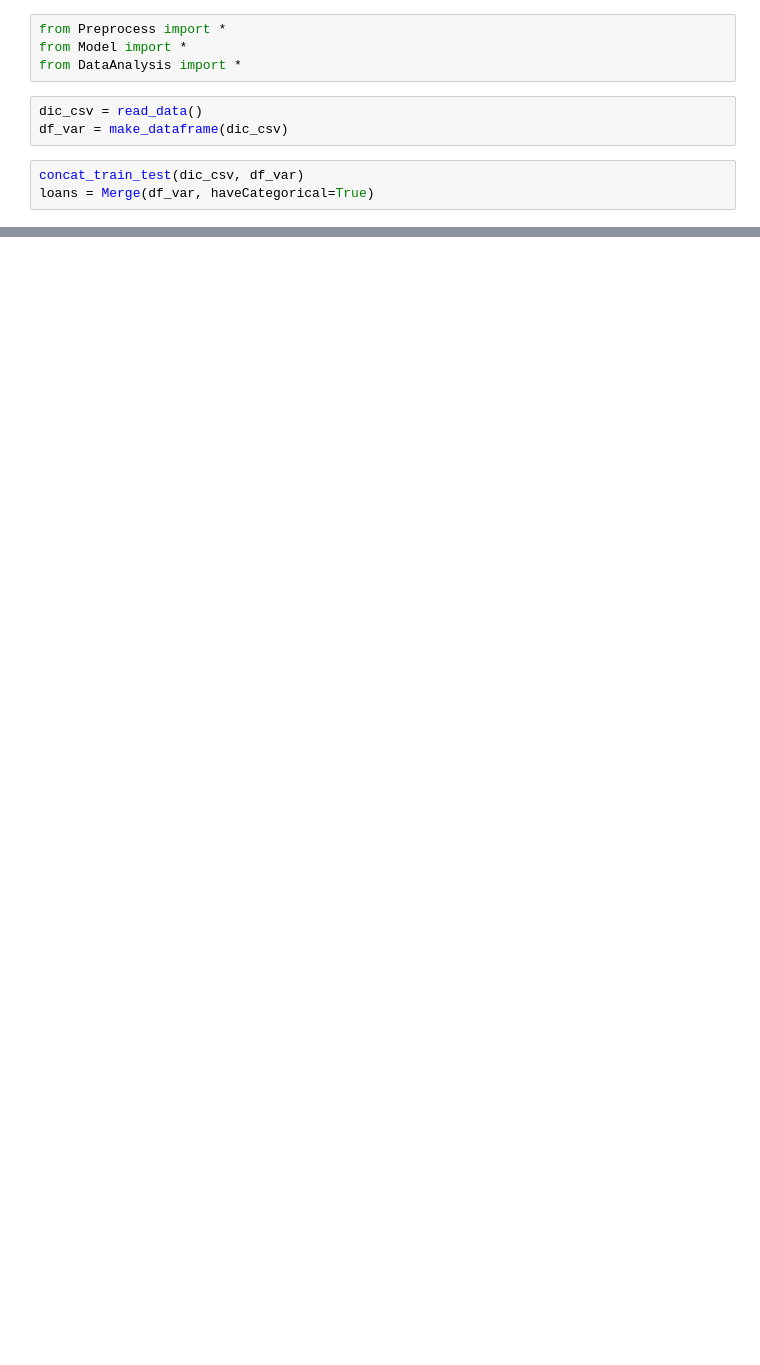
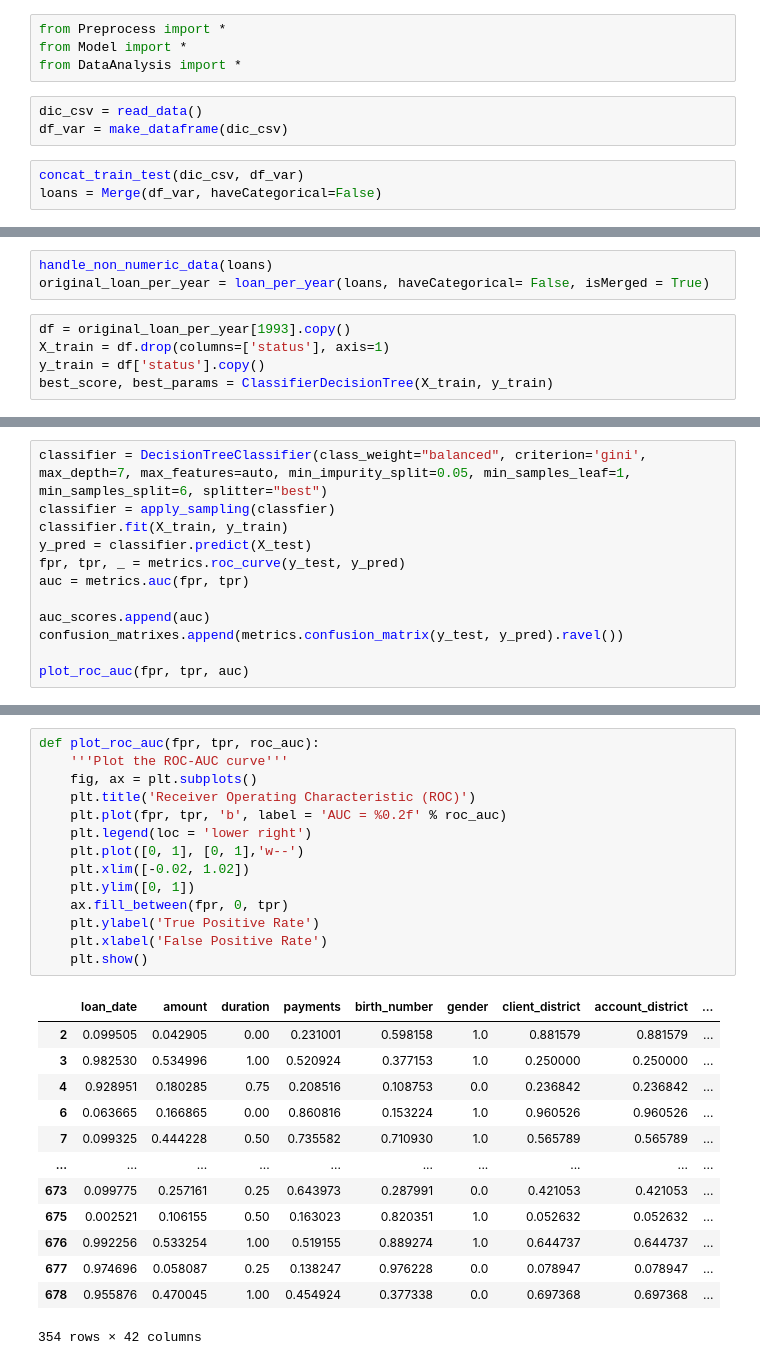
Before and after one commit to RicardoBoia2017/FEUP_ECAC, a Jupyter notebook: Project.ipynb, the cells around one changed output, grey strips where cells are left out. Saved outputs shown, nothing was run; the diff lists cells and outputs as text; blank space fills up the shorter version.

```diff
--- a/Project.ipynb
+++ b/Project.ipynb
@@ -7,4 +7,4 @@ dic_csv = read_data()
 df_var = make_dataframe(dic_csv)
 # %%
 concat_train_test(dic_csv, df_var)
-loans = Merge(df_var, haveCategorical=True)
+loans = Merge(df_var, haveCategorical=False)
@@ -34,0 +11,8 @@ def getAge(df):
+# %%
+handle_non_numeric_data(loans)
+original_loan_per_year = loan_per_year(loans, haveCategorical= False, isMerged = True)
+# %%
+df = original_loan_per_year[1993].copy()
+X_train = df.drop(columns=['status'], axis=1)
+y_train = df['status'].copy()
+best_score, best_params = ClassifierDecisionTree(X_train, y_train)
@@ -34,0 +57,12 @@ def getAge(df):
+# %%
+classifier = DecisionTreeClassifier(class_weight="balanced", criterion='gini', max_depth=7, max_features=auto, min_impurity_split=0.05, min_samples_leaf=1, min_samples_split=6, splitter="best")
+classifier = apply_sampling(classfier)
+classifier.fit(X_train, y_train)
+y_pred = classifier.predict(X_test)
+fpr, tpr, _ = metrics.roc_curve(y_test, y_pred)
+auc = metrics.auc(fpr, tpr)
+
+auc_scores.append(auc)
+confusion_matrixes.append(metrics.confusion_matrix(y_test, y_pred).ravel())
+
+plot_roc_auc(fpr, tpr, auc)
@@ -34,0 +89,28 @@ def getAge(df):
+# %%
+def plot_roc_auc(fpr, tpr, roc_auc):
+    '''Plot the ROC-AUC curve'''
+    fig, ax = plt.subplots()
+    plt.title('Receiver Operating Characteristic (ROC)')
+    plt.plot(fpr, tpr, 'b', label = 'AUC = %0.2f' % roc_auc)
+    plt.legend(loc = 'lower right')
+    plt.plot([0, 1], [0, 1],'w--')
+    plt.xlim([-0.02, 1.02])
+    plt.ylim([0, 1])
+    ax.fill_between(fpr, 0, tpr)
+    plt.ylabel('True Positive Rate')
+    plt.xlabel('False Positive Rate')
+    plt.show()
+# %% [output]
+|  | loan_date | amount | duration | payments | birth_number | gender | client_district | account_district | ... |
+| 2 | 0.099505 | 0.042905 | 0.00 | 0.231001 | 0.598158 | 1.0 | 0.881579 | 0.881579 | ... |
+| 3 | 0.982530 | 0.534996 | 1.00 | 0.520924 | 0.377153 | 1.0 | 0.250000 | 0.250000 | ... |
+| 4 | 0.928951 | 0.180285 | 0.75 | 0.208516 | 0.108753 | 0.0 | 0.236842 | 0.236842 | ... |
+| 6 | 0.063665 | 0.166865 | 0.00 | 0.860816 | 0.153224 | 1.0 | 0.960526 | 0.960526 | ... |
+| 7 | 0.099325 | 0.444228 | 0.50 | 0.735582 | 0.710930 | 1.0 | 0.565789 | 0.565789 | ... |
+| ... | ... | ... | ... | ... | ... | ... | ... | ... | ... |
+| 673 | 0.099775 | 0.257161 | 0.25 | 0.643973 | 0.287991 | 0.0 | 0.421053 | 0.421053 | ... |
+| 675 | 0.002521 | 0.106155 | 0.50 | 0.163023 | 0.820351 | 1.0 | 0.052632 | 0.052632 | ... |
+| 676 | 0.992256 | 0.533254 | 1.00 | 0.519155 | 0.889274 | 1.0 | 0.644737 | 0.644737 | ... |
+| 677 | 0.974696 | 0.058087 | 0.25 | 0.138247 | 0.976228 | 0.0 | 0.078947 | 0.078947 | ... |
+| 678 | 0.955876 | 0.470045 | 1.00 | 0.454924 | 0.377338 | 0.0 | 0.697368 | 0.697368 | ... |
+354 rows × 42 columns
```
Also changed, not shown: parts of 13 cells of this notebook, 5 other files.
